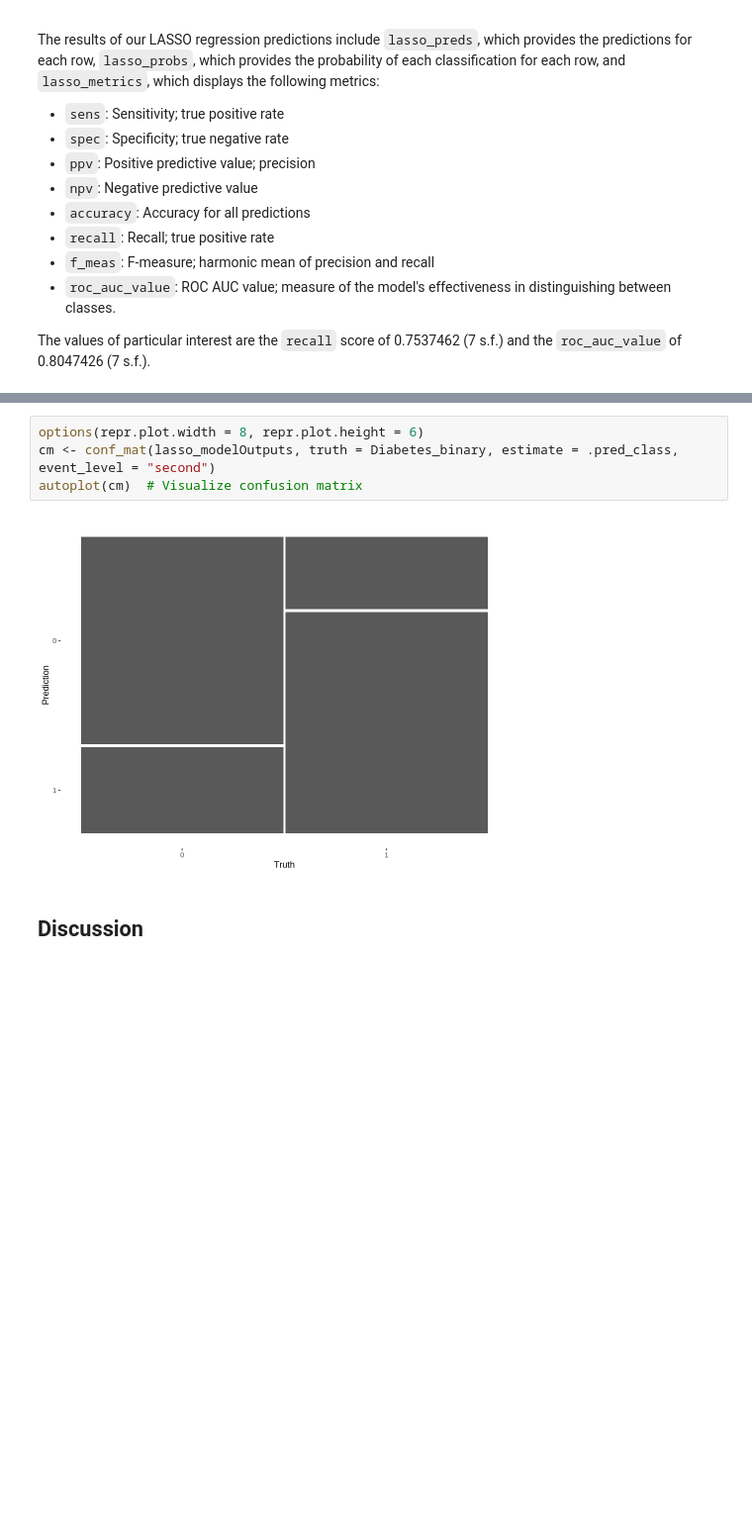
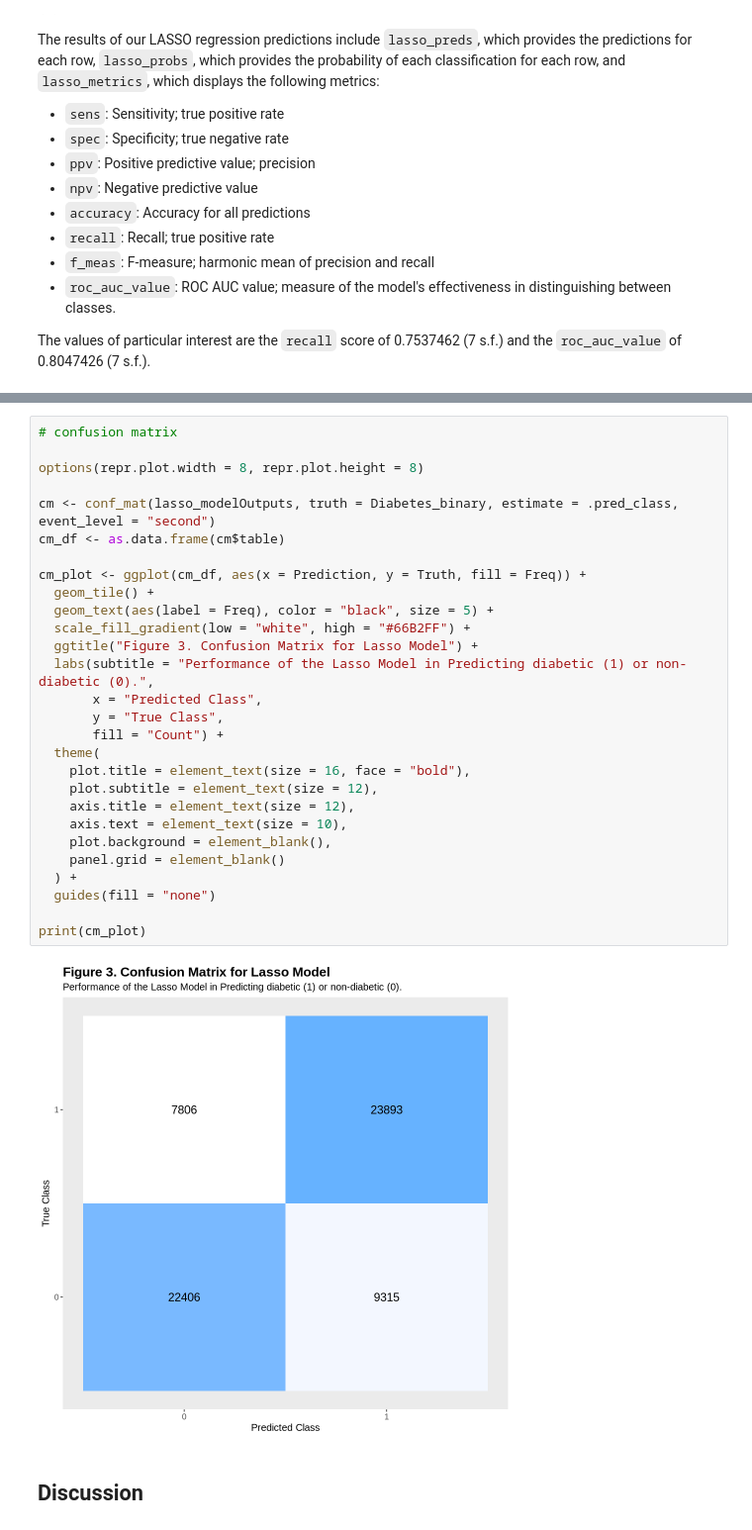
Before and after one commit to DSCI-310-2025/dsci-310-group-06, a Jupyter notebook: reports/diabetes_classification_report.ipynb, the cells around one changed output, grey strips where cells are left out. Shown at 99% size. Saved outputs shown, nothing was run; the diff lists cells and outputs as text; blank space fills up the shorter version.

```diff
--- a/reports/diabetes_classification_report.ipynb
+++ b/reports/diabetes_classification_report.ipynb
@@ -330,9 +338,33 @@ autoplot(roc_curve(lasso_modelOutputs, Diabetes_binary, .pred_1, event_level = "
-# %%
-options(repr.plot.width = 8, repr.plot.height = 6)
-cm <- conf_mat(lasso_modelOutputs, truth = Diabetes_binary, estimate = .pred_class, event_level = "second")
-autoplot(cm)  # Visualize confusion matrix
-# %% [output]
-[figure, removed]
+# %%
+# confusion matrix
+
+options(repr.plot.width = 8, repr.plot.height = 8)
+
+cm <- conf_mat(lasso_modelOutputs, truth = Diabetes_binary, estimate = .pred_class, event_level = "second")
+cm_df <- as.data.frame(cm$table)
+
+cm_plot <- ggplot(cm_df, aes(x = Prediction, y = Truth, fill = Freq)) +
+  geom_tile() +
+  geom_text(aes(label = Freq), color = "black", size = 5) +
+  scale_fill_gradient(low = "white", high = "#66B2FF") +
+  ggtitle("Figure 3. Confusion Matrix for Lasso Model") +
+  labs(subtitle = "Performance of the Lasso Model in Predicting diabetic (1) or non-diabetic (0).",
+       x = "Predicted Class",
+       y = "True Class",
+       fill = "Count") +
+  theme(
+    plot.title = element_text(size = 16, face = "bold"),
+    plot.subtitle = element_text(size = 12),
+    axis.title = element_text(size = 12),
+    axis.text = element_text(size = 10),
+    plot.background = element_blank(),
+    panel.grid = element_blank()
+  ) +
+  guides(fill = "none")
+
+print(cm_plot)
+# %% [output]
+[figure, added]
 # %% [markdown]
 ## Discussion
 # %% [markdown]
```
Also changed, not shown: parts of 13 cells of this notebook.
